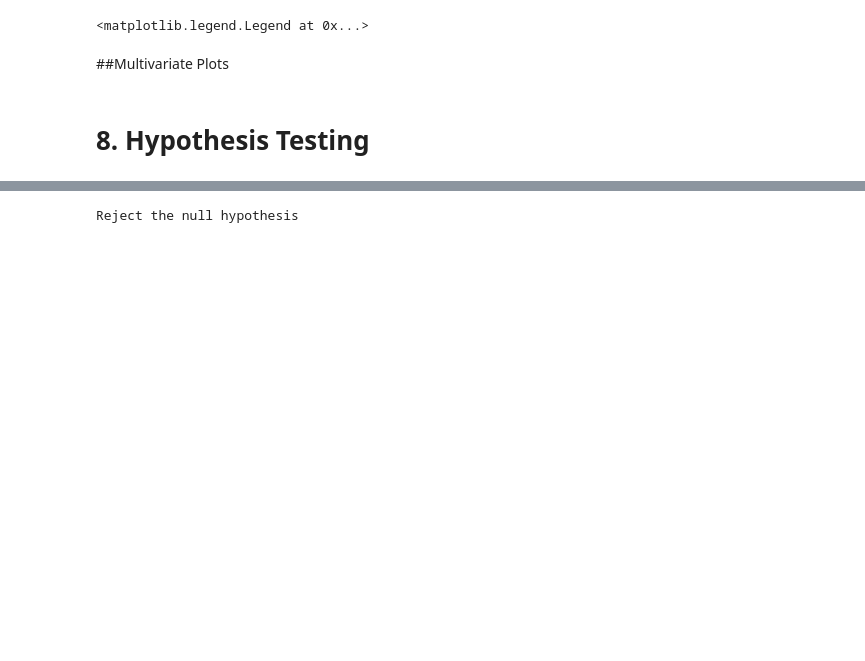
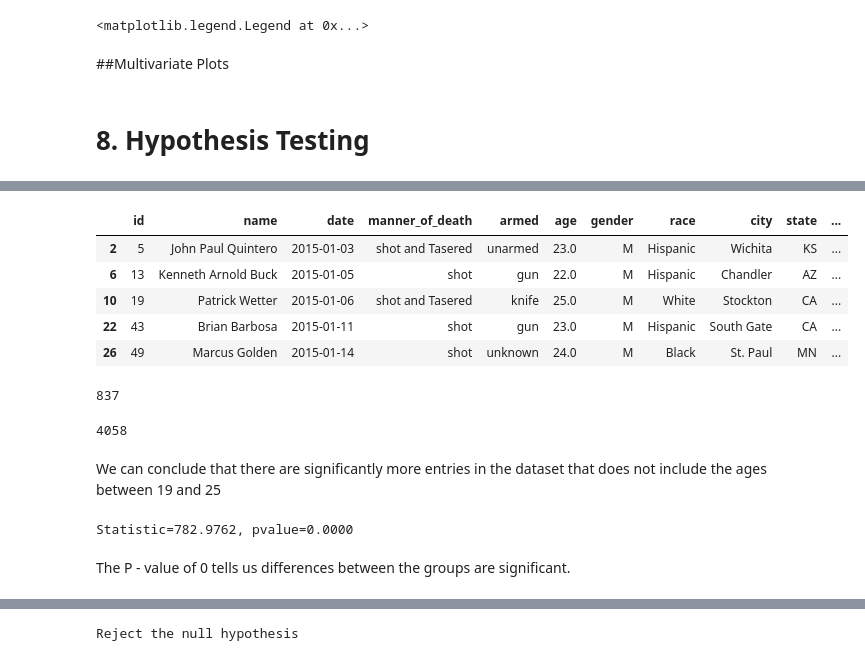
Before and after one commit to MachukaJoy/US_Police_Shootings_Analysis, a Jupyter notebook: US_POLICE_SHOOTING.ipynb, the cells around one changed output, grey strips where cells are left out. Cells and saved outputs as stored; diff of their text form; code cells hidden in the pictures; blank space fills up the shorter version.

```diff
--- a/US_POLICE_SHOOTING.ipynb
+++ b/US_POLICE_SHOOTING.ipynb
@@ -1373,0 +1160,34 @@ the Critical value is 1.6464099732354365
+# %%
+#previewing the frist 5 rows of 19 - 25 subset
+belnine.head()
+# %% [output]
+|  | id | name | date | manner_of_death | armed | age | gender | race | city | state | ... |
+| 2 | 5 | John Paul Quintero | 2015-01-03 | shot and Tasered | unarmed | 23.0 | M | Hispanic | Wichita | KS | ... |
+| 6 | 13 | Kenneth Arnold Buck | 2015-01-05 | shot | gun | 22.0 | M | Hispanic | Chandler | AZ | ... |
+| 10 | 19 | Patrick Wetter | 2015-01-06 | shot and Tasered | knife | 25.0 | M | White | Stockton | CA | ... |
+| 22 | 43 | Brian Barbosa | 2015-01-11 | shot | gun | 23.0 | M | Hispanic | South Gate | CA | ... |
+| 26 | 49 | Marcus Golden | 2015-01-14 | shot | unknown | 24.0 | M | Black | St. Paul | MN | ... |
+# %%
+#count the number of unique entries in the between 19 - 25 dataframe
+belnine['id'].value_counts().size
+# %% [output]
+837
+# %%
+#count the number of unique entries in the dataset that does not include ages 19 - 25 dataframe
+abovefive['id'].value_counts().size
+# %% [output]
+4058
+# %% [markdown]
+We can conclude that there are significantly more entries in the dataset that does not include the ages between 19 and 25
+# %%
+# ## Check the equality of the variances between the two groups using Levene's test
+
+stat,p = stats.levene(belnine['age'], abovefive['age'])
+#we use center = mean because our samples are fairly/moderately skewed
+
+print('Statistic=%.4f, pvalue=%.4f' % (stat, p))
+print('\n')
+# %% [output]
+Statistic=782.9762, pvalue=0.0000
+# %% [markdown]
+The P - value of 0 tells us differences between the groups are significant.
```
Also changed, not shown: parts of 48 cells of this notebook.
